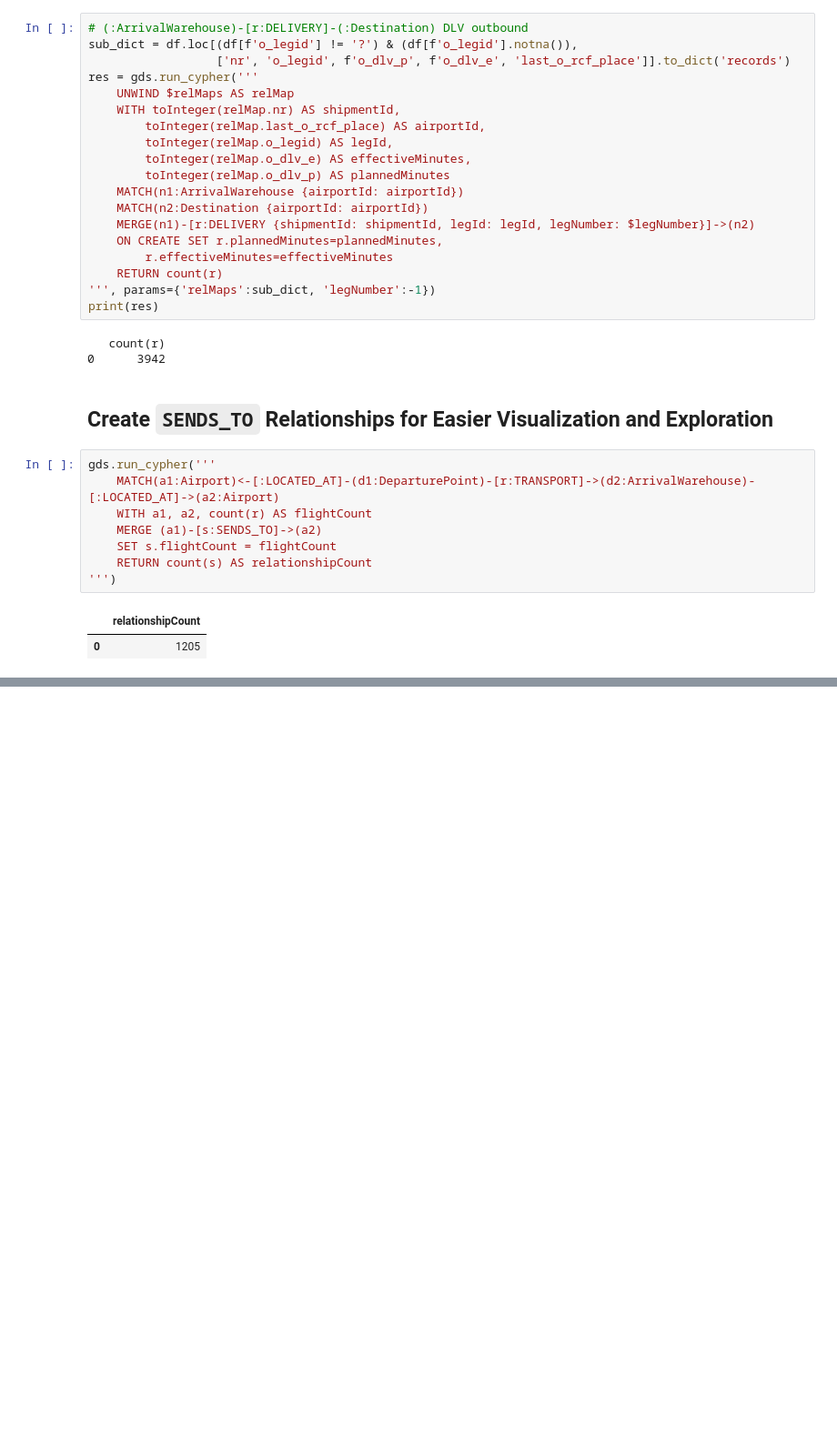
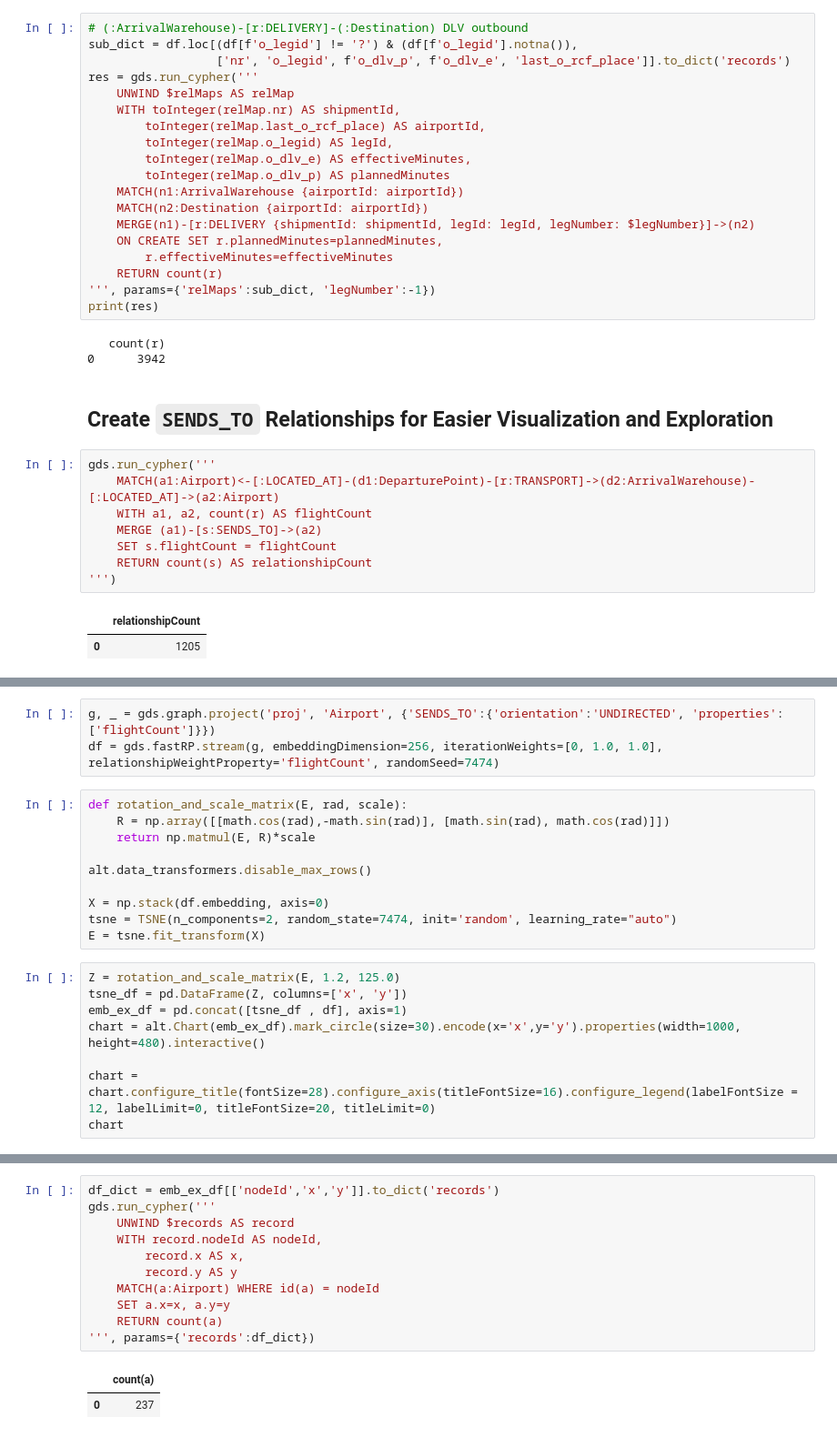
Before and after one commit to neo4j-product-examples/ds-supply-chain-use-cases, a Jupyter notebook: highlights-demo/transform-and-load.ipynb, the cells around one changed output, grey strips where cells are left out. Shown at 91% size. Drawn from its saved outputs; the diff is of its cells as text; blank space fills up the shorter version.

Commit message:
Adding FastRP coordinates to c2k Loading Script in Highlight Demo

```diff
--- a/highlights-demo/transform-and-load.ipynb
+++ b/highlights-demo/transform-and-load.ipynb
@@ -432,0 +439,21 @@ gds.run_cypher('''
+# %%
+g, _ = gds.graph.project('proj', 'Airport', {'SENDS_TO':{'orientation':'UNDIRECTED', 'properties':['flightCount']}})
+df = gds.fastRP.stream(g, embeddingDimension=256, iterationWeights=[0, 1.0, 1.0], relationshipWeightProperty='flightCount', randomSeed=7474)
+# %%
+def rotation_and_scale_matrix(E, rad, scale):
+    R = np.array([[math.cos(rad),-math.sin(rad)], [math.sin(rad), math.cos(rad)]])
+    return np.matmul(E, R)*scale
+
+alt.data_transformers.disable_max_rows()
+
+X = np.stack(df.embedding, axis=0)
+tsne = TSNE(n_components=2, random_state=7474, init='random', learning_rate="auto")
+E = tsne.fit_transform(X)
+# %%
+Z = rotation_and_scale_matrix(E, 1.2, 125.0)
+tsne_df = pd.DataFrame(Z, columns=['x', 'y'])
+emb_ex_df = pd.concat([tsne_df , df], axis=1)
+chart = alt.Chart(emb_ex_df).mark_circle(size=30).encode(x='x',y='y').properties(width=1000, height=480).interactive()
+
+chart = chart.configure_title(fontSize=28).configure_axis(titleFontSize=16).configure_legend(labelFontSize = 12, labelLimit=0, titleFontSize=20, titleLimit=0)
+chart
@@ -432,0 +462,14 @@ gds.run_cypher('''
+# %%
+df_dict = emb_ex_df[['nodeId','x','y']].to_dict('records')
+gds.run_cypher('''
+    UNWIND $records AS record
+    WITH record.nodeId AS nodeId,
+        record.x AS x,
+        record.y AS y
+    MATCH(a:Airport) WHERE id(a) = nodeId
+    SET a.x=x, a.y=y
+    RETURN count(a)
+''', params={'records':df_dict})
+# %% [output]
+|  | count(a) |
+| 0 | 237 |
```
Also changed, not shown: parts of 3 cells of this notebook.
